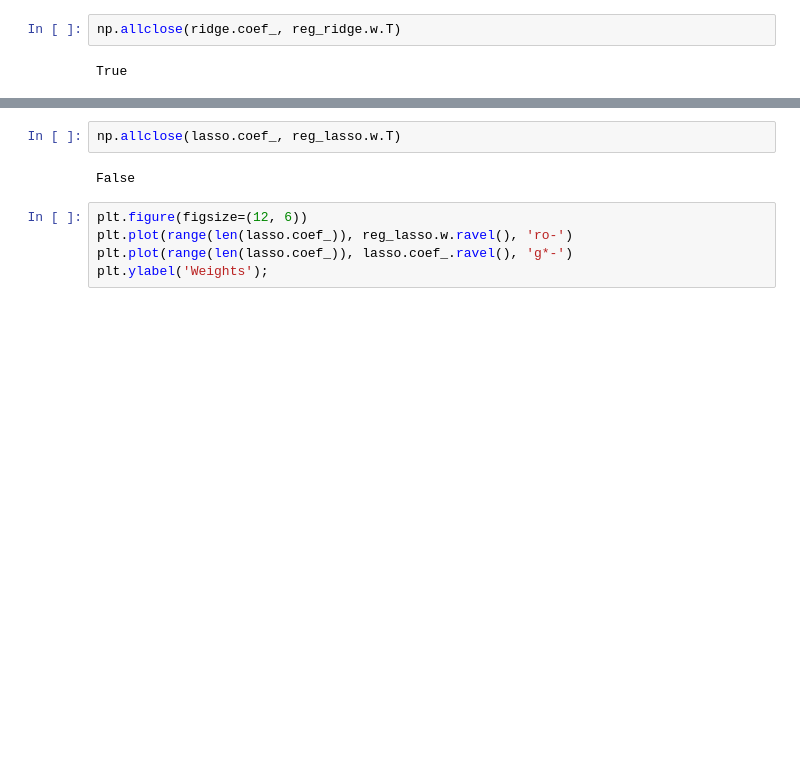
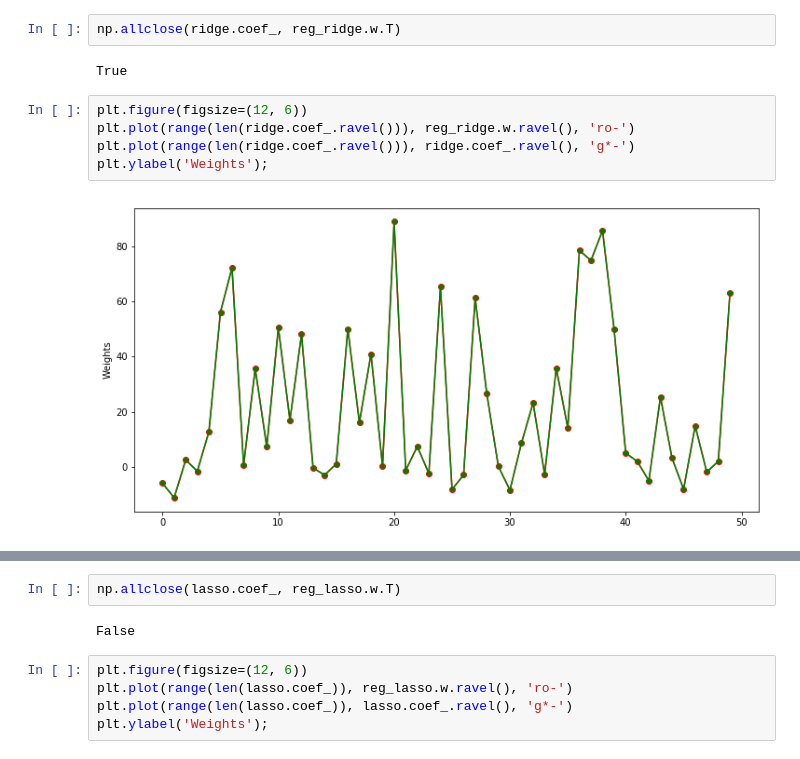
Before and after one commit to RomanSafronenkov/Algorithms, a Jupyter notebook: files/Regularization for Linear Regression.ipynb, the cells around one changed output, grey strips where cells are left out. Drawn from its saved outputs; the diff is of its cells as text; blank space fills up the shorter version.

```diff
--- a/files/Regularization for Linear Regression.ipynb
+++ b/files/Regularization for Linear Regression.ipynb
@@ -167,6 +168,13 @@ print(ridge.coef_)
 np.allclose(ridge.coef_, reg_ridge.w.T)
 # %% [output]
 True
+# %%
+plt.figure(figsize=(12, 6))
+plt.plot(range(len(ridge.coef_.ravel())), reg_ridge.w.ravel(), 'ro-')
+plt.plot(range(len(ridge.coef_.ravel())), ridge.coef_.ravel(), 'g*-')
+plt.ylabel('Weights');
+# %% [output]
+[figure, added]
 # %%
 reg_lasso = LassoRegression(alpha=3)
 reg_lasso.fit(x, y, n_iter=10000)
```
Also changed, not shown: parts of 10 cells of this notebook.
